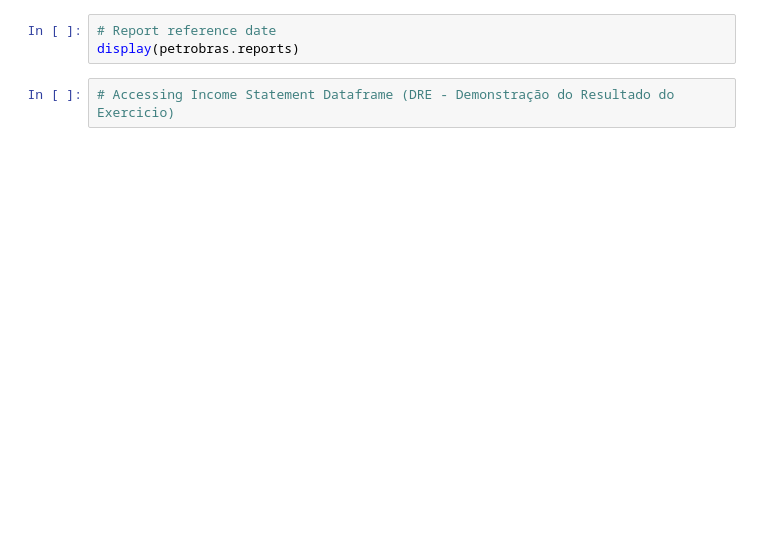
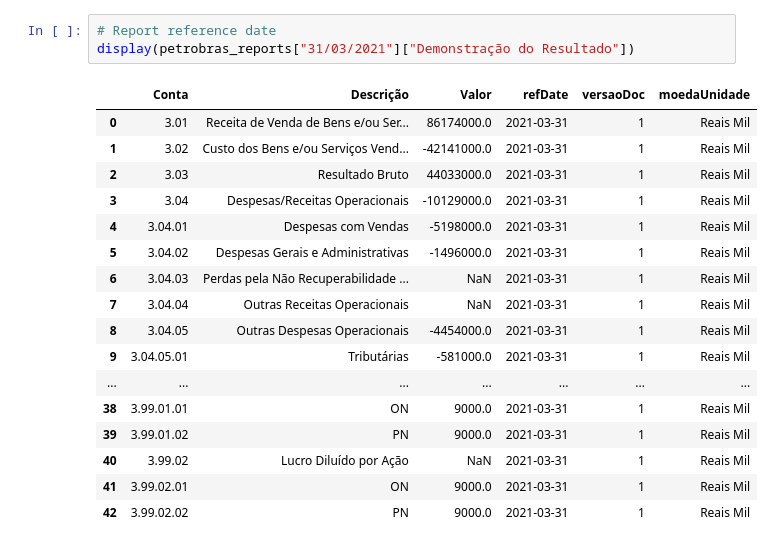
Before and after one commit to eudesrodrigo/brFinance, a Jupyter notebook: Example.ipynb, the cells around one changed output. Saved outputs shown, nothing was run; the diff lists cells and outputs as text; blank space fills up the shorter version.

```diff
--- a/Example.ipynb
+++ b/Example.ipynb
@@ -7,8 +27,24 @@ petrobras_reports = petrobras.reports
 # %%
 # Report reference date
-display(petrobras.reports)
+display(petrobras_reports["31/03/2021"]["Demonstração do Resultado"])
+# %% [output]
+|  | Conta | Descrição | Valor | refDate | versaoDoc | moedaUnidade |
+| 0 | 3.01 | Receita de Venda de Bens e/ou Ser... | 86174000.0 | 2021-03-31 | 1 | Reais Mil |
+| 1 | 3.02 | Custo dos Bens e/ou Serviços Vend... | -42141000.0 | 2021-03-31 | 1 | Reais Mil |
+| 2 | 3.03 | Resultado Bruto | 44033000.0 | 2021-03-31 | 1 | Reais Mil |
+| 3 | 3.04 | Despesas/Receitas Operacionais | -10129000.0 | 2021-03-31 | 1 | Reais Mil |
+| 4 | 3.04.01 | Despesas com Vendas | -5198000.0 | 2021-03-31 | 1 | Reais Mil |
+| 5 | 3.04.02 | Despesas Gerais e Administrativas | -1496000.0 | 2021-03-31 | 1 | Reais Mil |
+| 6 | 3.04.03 | Perdas pela Não Recuperabilidade ... | NaN | 2021-03-31 | 1 | Reais Mil |
+| 7 | 3.04.04 | Outras Receitas Operacionais | NaN | 2021-03-31 | 1 | Reais Mil |
+| 8 | 3.04.05 | Outras Despesas Operacionais | -4454000.0 | 2021-03-31 | 1 | Reais Mil |
+| 9 | 3.04.05.01 | Tributárias | -581000.0 | 2021-03-31 | 1 | Reais Mil |
+| ... | ... | ... | ... | ... | ... | ... |
+| 38 | 3.99.01.01 | ON | 9000.0 | 2021-03-31 | 1 | Reais Mil |
+| 39 | 3.99.01.02 | PN | 9000.0 | 2021-03-31 | 1 | Reais Mil |
+| 40 | 3.99.02 | Lucro Diluído por Ação | NaN | 2021-03-31 | 1 | Reais Mil |
+| 41 | 3.99.02.01 | ON | 9000.0 | 2021-03-31 | 1 | Reais Mil |
+| 42 | 3.99.02.02 | PN | 9000.0 | 2021-03-31 | 1 | Reais Mil |
-# %%
-# Accessing Income Statement Dataframe (DRE - Demonstração do Resultado do Exercicio)
 # %%
 # Get list of Cod. CVM for each brazilian company (cod cvm is necessary to instantiate the Company object later)
 search_object = brf.SearchENET() # instantiate search object
```
Also changed, not shown: parts of 10 cells of this notebook, 42 other files.
